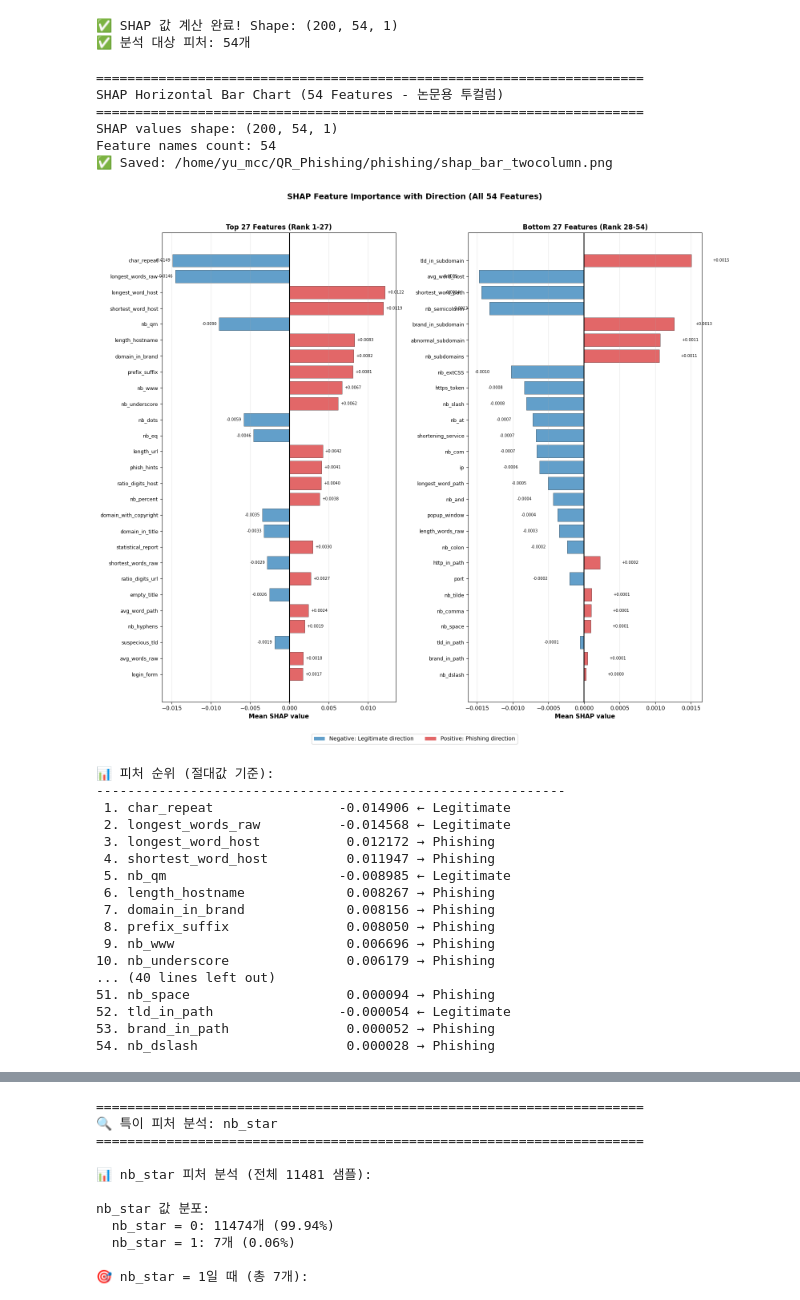
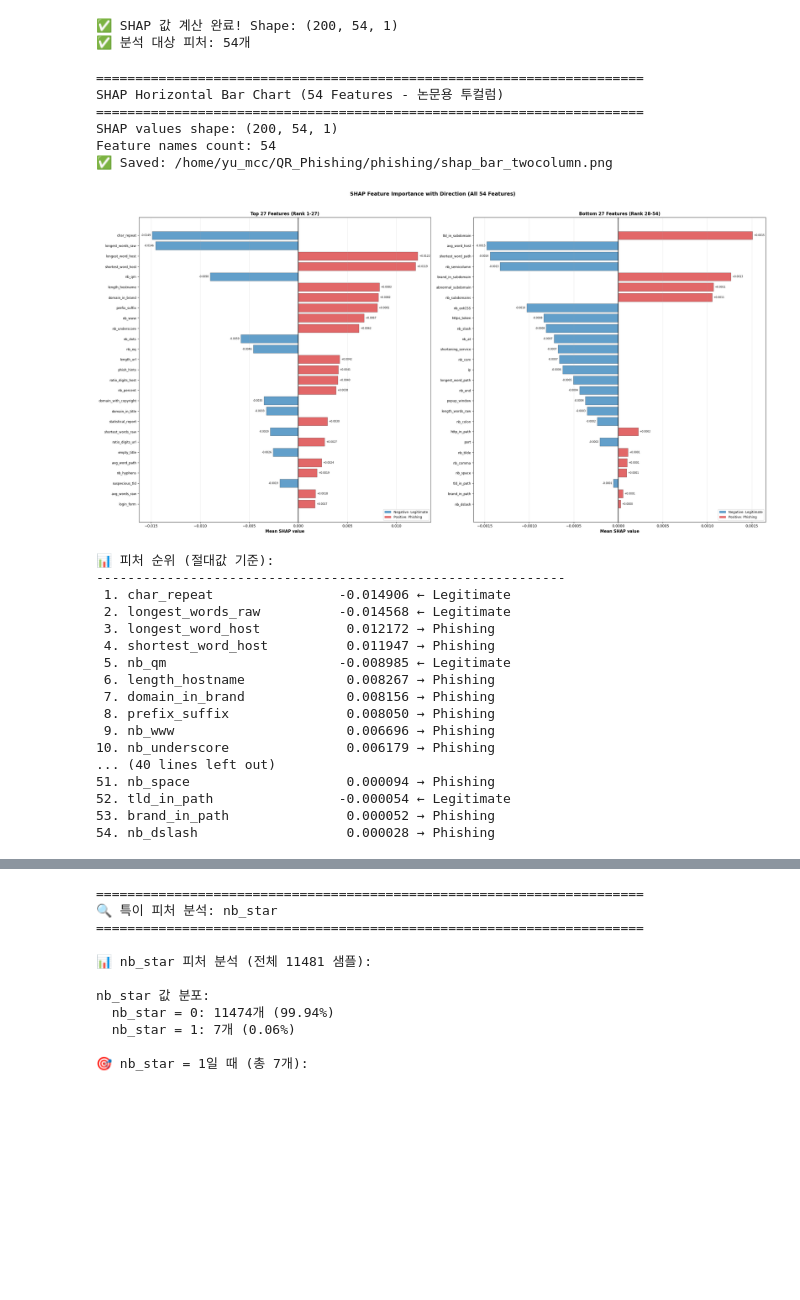
Before and after one commit to Seungminnni/QR_Phishing, a Jupyter notebook: phishing/embedding_model.ipynb, the cells around one changed output, grey strips where cells are left out. Saved outputs shown, nothing was run; the diff lists cells and outputs as text; code cells hidden in the pictures; blank space fills up the shorter version.

```diff
--- a/phishing/embedding_model.ipynb
+++ b/phishing/embedding_model.ipynb
@@ -929,7 +929,7 @@ top_half = importance_df.iloc[:half].sort_values('shap_abs', ascending=True)  #
 bottom_half = importance_df.iloc[half:].sort_values('shap_abs', ascending=True)  # 하위 27개
 
 # 투컬럼 그래프 생성
-fig, axes = plt.subplots(1, 2, figsize=(16, 14))
+fig, axes = plt.subplots(1, 2, figsize=(26, 14))
 
 for ax, data, title in zip(axes, [top_half, bottom_half],
                             ['Top 27 Features (Rank 1-27)', 'Bottom 27 Features (Rank 28-54)']):
@@ -941,44 +941,47 @@ for ax, data, title in zip(axes, [top_half, bottom_half],
     ax.set_yticks(range(len(data)))
     ax.set_yticklabels(data['feature'], fontsize=9)
     ax.set_xlabel('Mean SHAP value', fontsize=11, fontweight='bold')
     ax.set_title(title, fontsize=12, fontweight='bold')
     ax.grid(axis='x', alpha=0.3)
 
-    # 값 표시
+    # 값 표시 (offset을 동적으로 계산)
+    x_range = data['shap_abs'].max()
+    offset = x_range * 0.01  # 막대 최대값의 1%만큼 offset
+
     for i, (feat, val_signed, val_abs) in enumerate(zip(data['feature'], data['shap_signed'], data['shap_abs'])):
         sign = '+' if val_signed > 0 else ''
         if val_signed < 0:
-            ax.text(val_signed - 0.0003, i, f'{val_signed:.4f}', va='center', ha='right', fontsize=7)
+            ax.text(val_signed - offset, i, f'{val_signed:.4f}', va='center', ha='right', fontsize=7)
         else:
-            ax.text(val_signed + 0.0003, i, f'{sign}{val_signed:.4f}', va='center', ha='left', fontsize=7)
+            ax.text(val_signed + offset, i, f'{sign}{val_signed:.4f}', va='center', ha='left', fontsize=7)
 
-# 범례
-from matplotlib.patches import Patch
-legend_elements = [
-    Patch(facecolor='#1f77b4', alpha=0.7, label='Negative: Legitimate direction'),
-    Patch(facecolor='#d62728', alpha=0.7, label='Positive: Phishing direction')
-]
-fig.legend(handles=legend_elements, loc='upper center', ncol=2, fontsize=10, bbox_to_anchor=(0.5, 0.02))
+    # 범례 (각 서브플롯에 배치)
+    from matplotlib.patches import Patch
+    legend_elements = [
+        Patch(facecolor='#1f77b4', alpha=0.7, label='Negative: Legitimate'),
+        Patch(facecolor='#d62728', alpha=0.7, label='Positive: Phishing')
+    ]
+    ax.legend(handles=legend_elements, loc='lower right', fontsize=9)
 
 plt.suptitle('SHAP Feature Importance with Direction (All 54 Features)', fontsize=14, fontweight='bold', y=0.98)
 plt.tight_layout(rect=[0, 0.03, 1, 0.96])
 plt.savefig(os.path.join(OUTPUT_DIR, 'shap_bar_twocolumn.png'), dpi=300, bbox_inches='tight')
 print(f"✅ Saved: {os.path.join(OUTPUT_DIR, 'shap_bar_twocolumn.png')}")
 plt.show()
 
 print("\n📊 피처 순위 (절대값 기준):")
 print("-"*60)
 for rank, (_, row) in enumerate(importance_df.iterrows(), 1):
     direction = '→ Phishing' if row['shap_signed'] > 0 else '← Legitimate'
     print(f"{rank:>2}. {row['feature']:<25} {row['shap_signed']:>10.6f} {direction}")
 # %% [output]
 ======================================================================
 SHAP Horizontal Bar Chart (54 Features - 논문용 투컬럼)
 ======================================================================
 SHAP values shape: (200, 54, 1)
 Feature names count: 54
 ✅ Saved: /home/yu_mcc/QR_Phishing/phishing/shap_bar_twocolumn.png
-[figure, old version]
+[figure, new version]
 📊 피처 순위 (절대값 기준):
 ------------------------------------------------------------
  1. char_repeat                -0.014906 ← Legitimate
```
Also changed, not shown: parts of 1 cell of this notebook, 2 other files.
